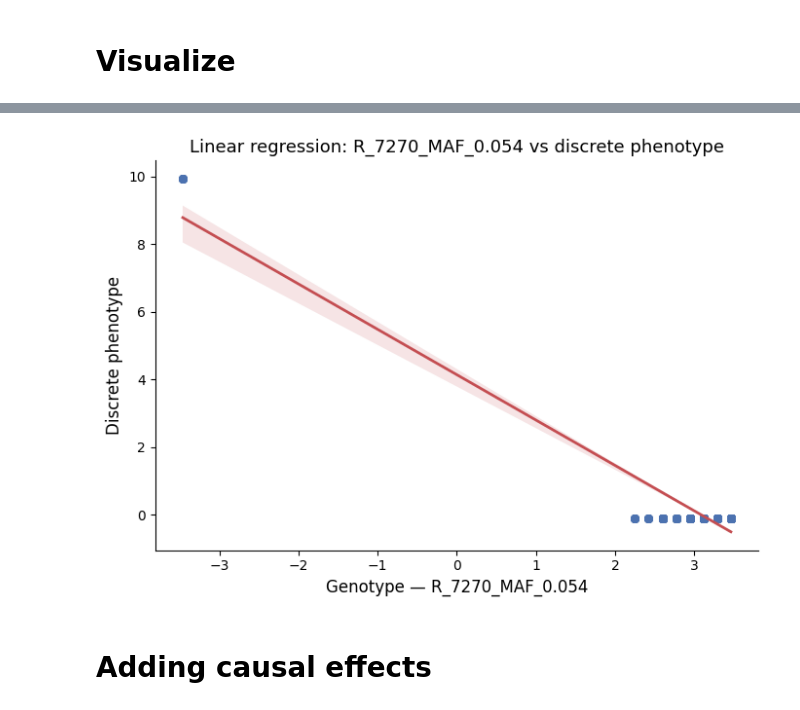
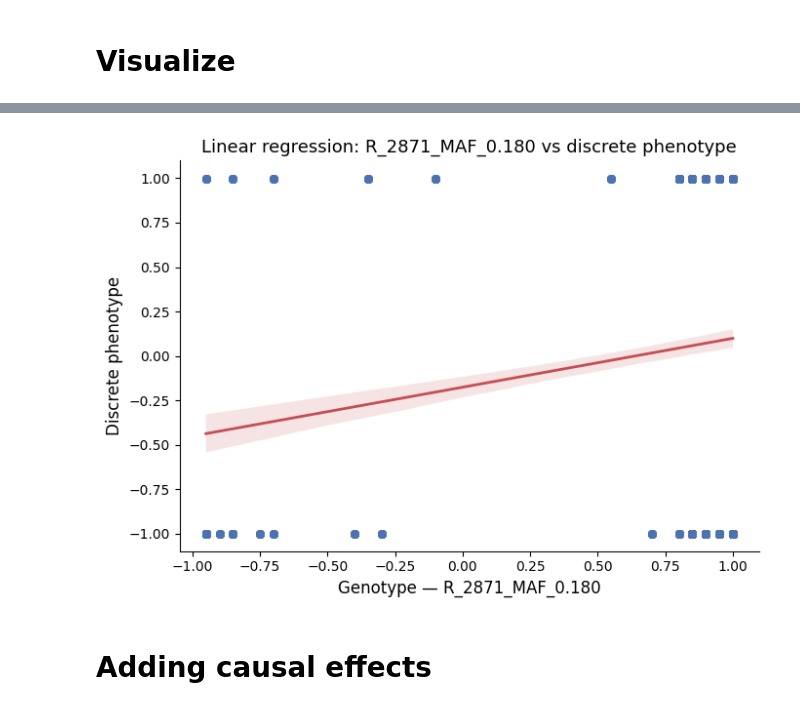
Before and after one commit to mat2m10/chasm, a Jupyter notebook: notebooks/coalescence_simulation_notebooks/Proof_of_Concept.ipynb, the cells around one changed output, grey strips where cells are left out. Saved outputs shown, nothing was run; the diff lists cells and outputs as text; code cells hidden in the pictures.

```diff
--- a/notebooks/coalescence_simulation_notebooks/Proof_of_Concept.ipynb
+++ b/notebooks/coalescence_simulation_notebooks/Proof_of_Concept.ipynb
@@ -39,11 +40,12 @@ majaf, hetaf, minaf = per_genotype_freq_per_human(raw_geno, pop=humans["populati
 majaf_tot = majaf.mean()
 hetaf_tot = hetaf.mean()
 minaf_tot = minaf.mean()
-geno_std = raw_geno - (majaf_tot-minaf_tot)
-geno_std =geno_std/hetaf_tot**0.5
-geno_corr_std = raw_geno - (majaf-minaf)
-geno_corr_std = geno_corr_std/hetaf_tot**0.5
-mean_via_maf = (majaf-minaf)/hetaf_tot**0.5
+geno_std = raw_geno - (majaf_tot - minaf_tot)
+geno_std = geno_std / hetaf_tot**0.5
+
+mean = majaf - minaf
+std = 1 / (hetaf**0.5)
+geno_corr_std = (raw_geno - mean) * std
 # %%
 p = majaf + 0.5 * hetaf
 q = minaf + 0.5 * hetaf
@@ -61,8 +63,10 @@ show_biases(pheno)
 # %% [output]
 [figure]
 # %%
-chosen_bias = "discrete"
-pheno[chosen_bias] = (pheno[chosen_bias] - pheno[chosen_bias].mean()) / pheno[chosen_bias].std()
+chosen_bias = "checkerboard"
+pheno[chosen_bias] = (pheno[chosen_bias] - pheno[chosen_bias].mean()) / pheno[
+    chosen_bias
+].std()
 # %%
 PCs = get_n_pcs(raw_geno, 5)
 # %%
@@ -70,6 +74,8 @@ visualize_grid_and_pcs(PCs, humans, dpi=36, s=48)
 # %% [output]
 [figure]
 # %%
-values, pcs, ps, HWE_dev = find_snps(raw_geno, pop=humans["populations"], chosen_bias=pheno[chosen_bias], PCs=5)
+values, pcs, ps, HWE_dev = find_snps(
+    raw_geno, pop=humans["populations"], chosen_bias=pheno[chosen_bias], PCs=5
+)
 show_top_snps_ordered(humans, raw_geno, values)
 # %% [output]
@@ -147,35 +145,28 @@ plt.show()
 # %%
-import seaborn as sns
-import matplotlib.pyplot as plt
-import pandas as pd
-
 # Build a tidy dataframe
-plot_df = pd.DataFrame({
-    "genotype": mean_via_maf[chosen_snp],
-    "phenotype": pheno[chosen_bias]
-})
+plot_df = pd.DataFrame({"genotype": mean[chosen_snp], "phenotype": pheno[chosen_bias]})
 
 fig, ax = plt.subplots(figsize=(7, 5))
 
 sns.regplot(
     data=plot_df,
     x="genotype",
     y="phenotype",
     ax=ax,
     scatter_kws={"alpha": 0.4, "s": 30, "color": "#4C72B0"},
     line_kws={"color": "#C44E52", "linewidth": 2},
-    ci=95,           # shaded 95% confidence band around the regression line
+    ci=95,  # shaded 95% confidence band around the regression line
 )
 
 ax.set_xlabel(f"Genotype — {chosen_snp}", fontsize=12)
 ax.set_ylabel("Discrete phenotype", fontsize=12)
 ax.set_title(f"Linear regression: {chosen_snp} vs discrete phenotype", fontsize=13)
 
 sns.despine()
 plt.tight_layout()
 plt.show()
 # %% [output]
-[figure, old version]
+[figure, new version]
 # %% [markdown]
 # Adding causal effects
 # %% [markdown]
```
Also changed, not shown: parts of 30 cells of this notebook.
